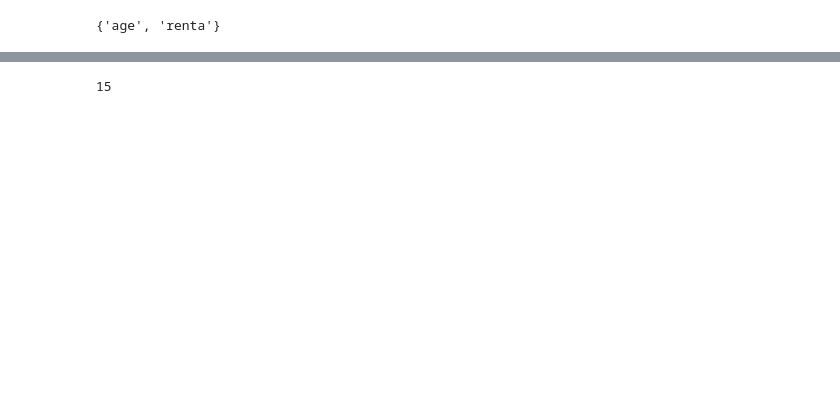
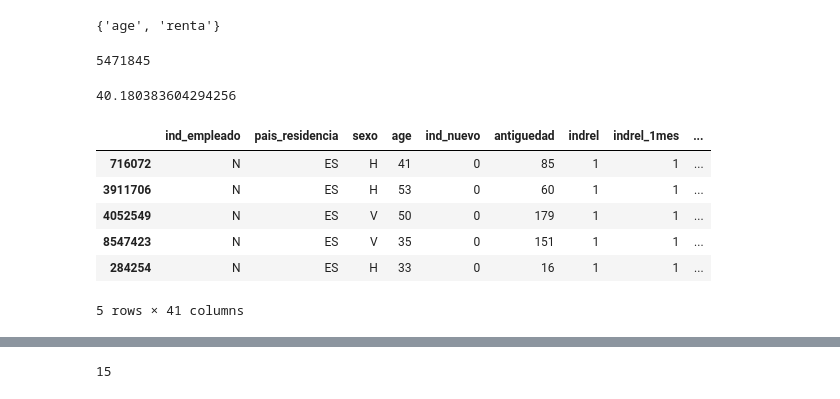
Before and after one commit to YIKAILucas/9417-ML, a Jupyter notebook: 2023_new/pre_process.ipynb, the cells around one changed output, grey strips where cells are left out. Drawn from its saved outputs; the diff is of its cells as text; code cells hidden in the pictures; blank space fills up the shorter version.

```diff
--- a/2023_new/pre_process.ipynb
+++ b/2023_new/pre_process.ipynb
@@ -772,3 +780,7 @@ Name: segmento, dtype: int64
 set(df.columns) - od_set - oh_set - set(y_name_list)
 # %% [output]
 {'age', 'renta'}
+# %%
+df.age.sum()
+# %% [output]
+5471845
@@ -774,0 +792,15 @@ set(df.columns) - od_set - oh_set - set(y_name_list)
+# %%
+# tmp
+df.age.mean()
+# %% [output]
+40.180383604294256
+# %%
+df.head()
+# %% [output]
+|  | ind_empleado | pais_residencia | sexo | age | ind_nuevo | antiguedad | indrel | indrel_1mes | ... |
+| 716072 | N | ES | H | 41 | 0 | 85 | 1 | 1 | ... |
+| 3911706 | N | ES | H | 53 | 0 | 60 | 1 | 1 | ... |
+| 4052549 | N | ES | V | 50 | 0 | 179 | 1 | 1 | ... |
+| 8547423 | N | ES | V | 35 | 0 | 151 | 1 | 1 | ... |
+| 284254 | N | ES | H | 33 | 0 | 16 | 1 | 1 | ... |
+5 rows × 41 columns
```
Also changed, not shown: parts of 81 cells of this notebook.
